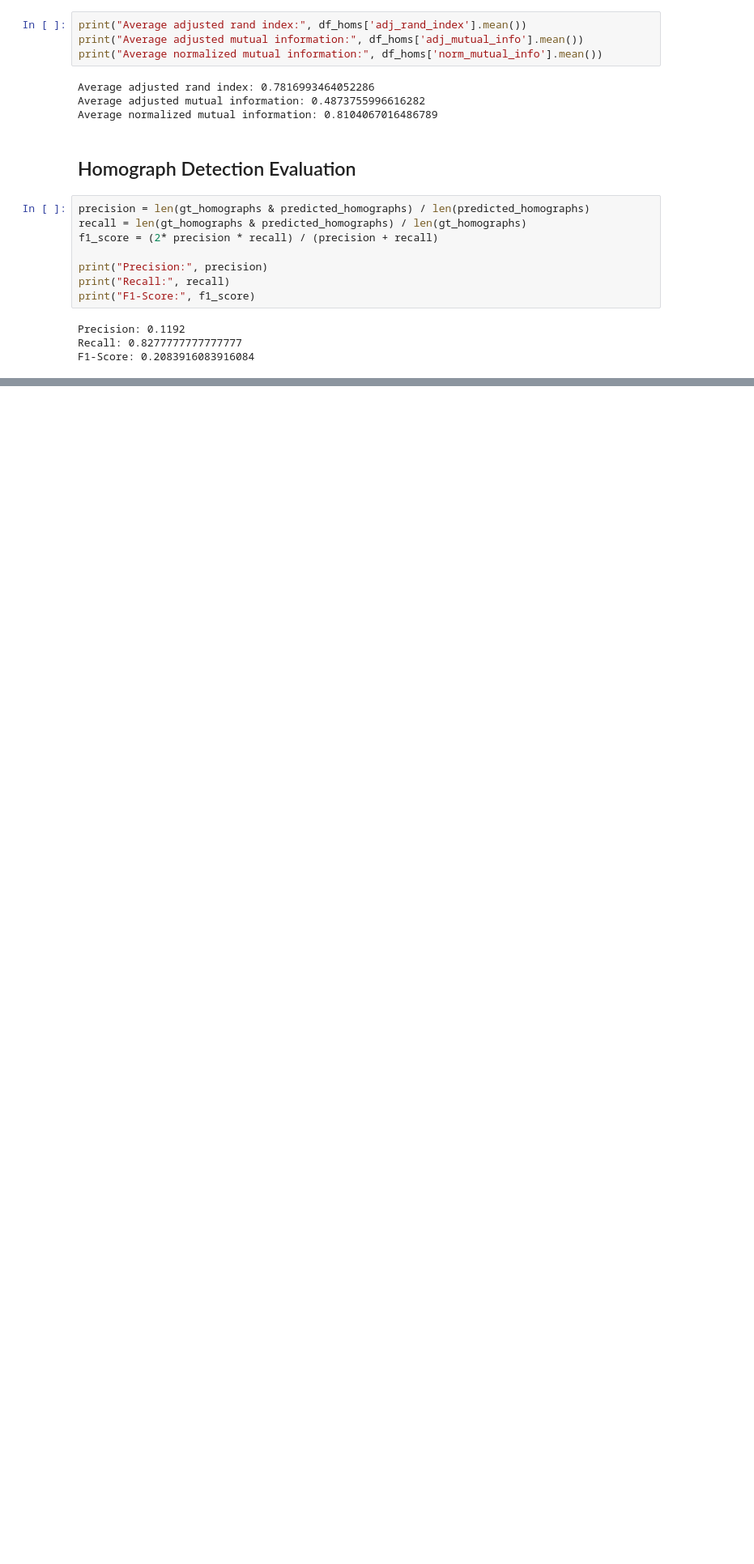
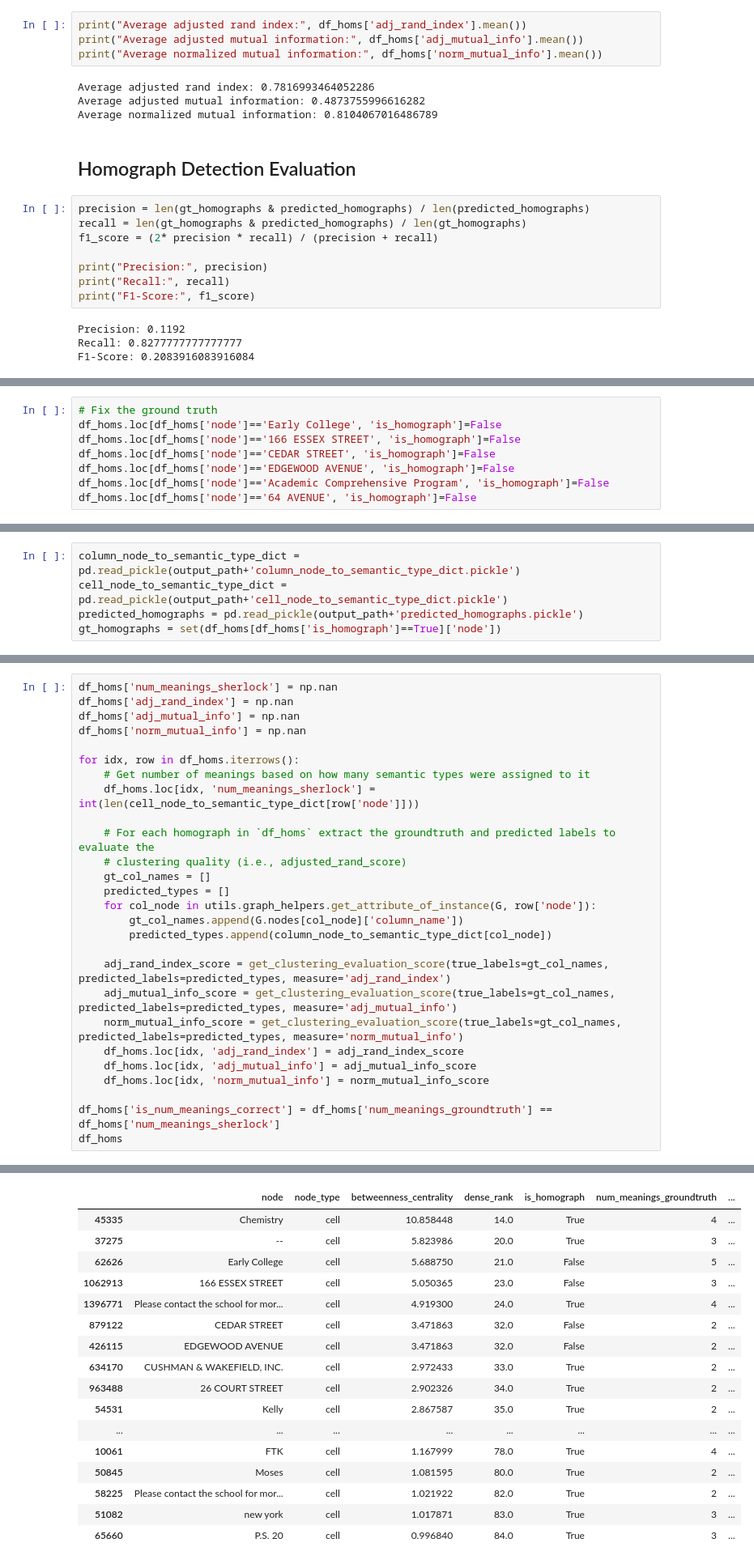
Before and after one commit to leventidis/sherlock-project, a Jupyter notebook: domain_net/num_meanings_using_sherlock.ipynb, the cells around one changed output, grey strips where cells are left out. Shown at 81% size. Cells and saved outputs as stored; diff of their text form; blank space fills up the shorter version.

```diff
--- a/domain_net/num_meanings_using_sherlock.ipynb
+++ b/domain_net/num_meanings_using_sherlock.ipynb
@@ -255,0 +299,8 @@ Tagopia                  GT types: ['company_name']              predicted types
+# %%
+# Fix the ground truth
+df_homs.loc[df_homs['node']=='Early College', 'is_homograph']=False
+df_homs.loc[df_homs['node']=='166 ESSEX STREET', 'is_homograph']=False
+df_homs.loc[df_homs['node']=='CEDAR STREET', 'is_homograph']=False
+df_homs.loc[df_homs['node']=='EDGEWOOD AVENUE', 'is_homograph']=False
+df_homs.loc[df_homs['node']=='Academic Comprehensive Program', 'is_homograph']=False
+df_homs.loc[df_homs['node']=='64 AVENUE', 'is_homograph']=False
@@ -255,0 +313,5 @@ Tagopia                  GT types: ['company_name']              predicted types
+# %%
+column_node_to_semantic_type_dict = pd.read_pickle(output_path+'column_node_to_semantic_type_dict.pickle')
+cell_node_to_semantic_type_dict = pd.read_pickle(output_path+'cell_node_to_semantic_type_dict.pickle')
+predicted_homographs = pd.read_pickle(output_path+'predicted_homographs.pickle')
+gt_homographs = set(df_homs[df_homs['is_homograph']==True]['node'])
@@ -255,0 +324,28 @@ Tagopia                  GT types: ['company_name']              predicted types
+# %%
+df_homs['num_meanings_sherlock'] = np.nan
+df_homs['adj_rand_index'] = np.nan
+df_homs['adj_mutual_info'] = np.nan
+df_homs['norm_mutual_info'] = np.nan
+
+for idx, row in df_homs.iterrows():
+    # Get number of meanings based on how many semantic types were assigned to it
+    df_homs.loc[idx, 'num_meanings_sherlock'] = int(len(cell_node_to_semantic_type_dict[row['node']]))
+
+    # For each homograph in `df_homs` extract the groundtruth and predicted labels to evaluate the
+    # clustering quality (i.e., adjusted_rand_score)
+    gt_col_names = []
+    predicted_types = []
+    for col_node in utils.graph_helpers.get_attribute_of_instance(G, row['node']):
+        gt_col_names.append(G.nodes[col_node]['column_name'])
+        predicted_types.append(column_node_to_semantic_type_dict[col_node])
+
+    adj_rand_index_score = get_clustering_evaluation_score(true_labels=gt_col_names, predicted_labels=predicted_types, measure='adj_rand_index')
+    adj_mutual_info_score = get_clustering_evaluation_score(true_labels=gt_col_names, predicted_labels=predicted_types, measure='adj_mutual_info')
+    norm_mutual_info_score = get_clustering_evaluation_score(true_labels=gt_col_names, predicted_labels=predicted_types, measure='norm_mutual_info')
+    df_homs.loc[idx, 'adj_rand_index'] = adj_rand_index_score
+    df_homs.loc[idx, 'adj_mutual_info'] = adj_mutual_info_score
+    df_homs.loc[idx, 'norm_mutual_info'] = norm_mutual_info_score
+
+df_homs['is_num_meanings_correct'] = df_homs['num_meanings_groundtruth'] == df_homs['num_meanings_sherlock']
+df_homs
+# %% [output]
@@ -255,0 +369,17 @@ Tagopia                  GT types: ['company_name']              predicted types
+|  | node | node_type | betweenness_centrality | dense_rank | is_homograph | num_meanings_groundtruth | ... |
+| 45335 | Chemistry | cell | 10.858448 | 14.0 | True | 4 | ... |
+| 37275 | -- | cell | 5.823986 | 20.0 | True | 3 | ... |
+| 62626 | Early College | cell | 5.688750 | 21.0 | False | 5 | ... |
+| 1062913 | 166 ESSEX STREET | cell | 5.050365 | 23.0 | False | 3 | ... |
+| 1396771 | Please contact the school for mor... | cell | 4.919300 | 24.0 | True | 4 | ... |
+| 879122 | CEDAR STREET | cell | 3.471863 | 32.0 | False | 2 | ... |
+| 426115 | EDGEWOOD AVENUE | cell | 3.471863 | 32.0 | False | 2 | ... |
+| 634170 | CUSHMAN & WAKEFIELD, INC. | cell | 2.972433 | 33.0 | True | 2 | ... |
+| 963488 | 26 COURT STREET | cell | 2.902326 | 34.0 | True | 2 | ... |
+| 54531 | Kelly | cell | 2.867587 | 35.0 | True | 2 | ... |
+| ... | ... | ... | ... | ... | ... | ... | ... |
+| 10061 | FTK | cell | 1.167999 | 78.0 | True | 4 | ... |
+| 50845 | Moses | cell | 1.081595 | 80.0 | True | 2 | ... |
+| 58225 | Please contact the school for mor... | cell | 1.021922 | 82.0 | True | 2 | ... |
+| 51082 | new york | cell | 1.017871 | 83.0 | True | 3 | ... |
+| 65660 | P.S. 20 | cell | 0.996840 | 84.0 | True | 3 | ... |
```
Also changed, not shown: parts of 17 cells of this notebook, 1 other file.
